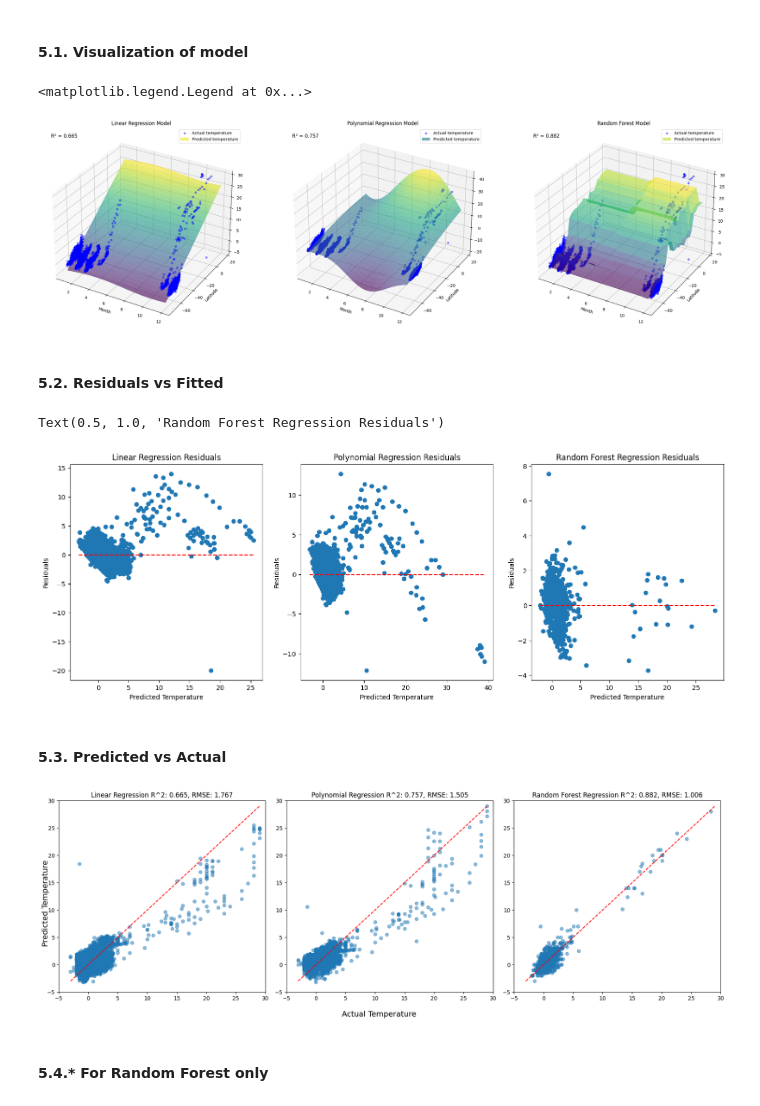
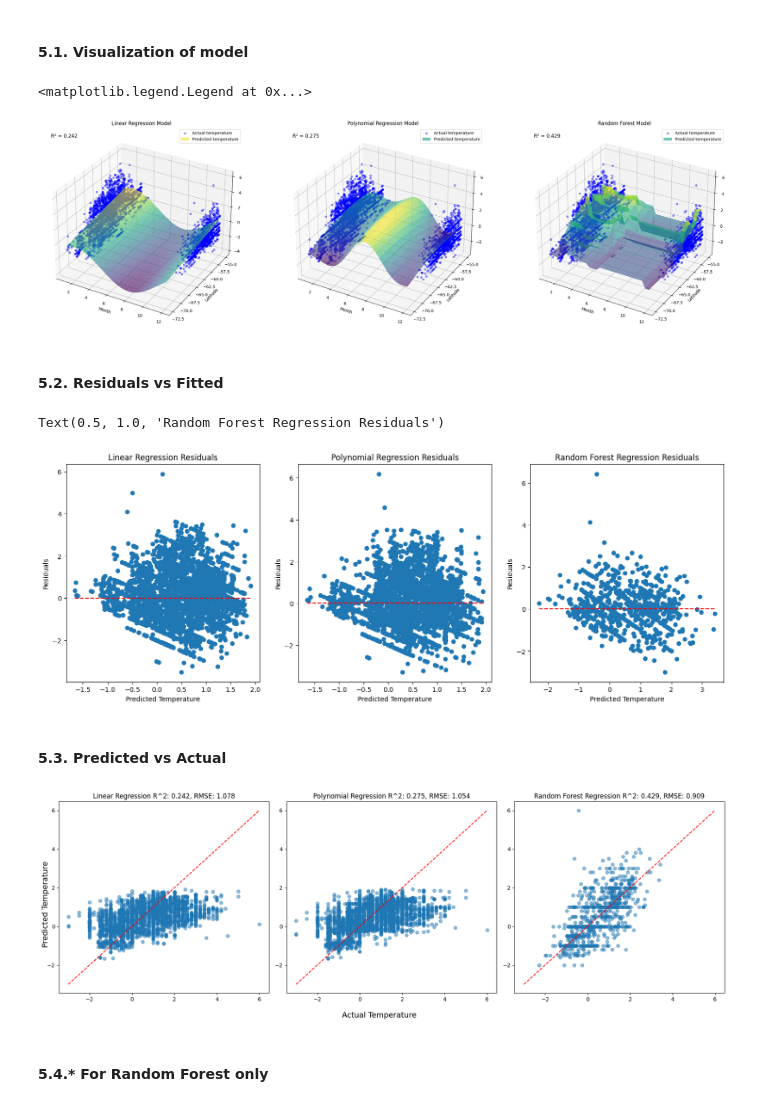
Before and after one commit to wandang2002/CDS-301, a Jupyter notebook: SST.ipynb, the cells around one changed output. Saved outputs shown, nothing was run; the diff lists cells and outputs as text; code cells hidden in the pictures.

```diff
--- a/SST.ipynb
+++ b/SST.ipynb
@@ -26,6 +26,7 @@ df = pd.read_csv("Bjorge_et_al_catchlogbook_whaling_weather_data_1932-63_data_pu
 dlta = df[['date', 'Latitude', 'Temp (sea)']].copy()
 dlta.dropna(inplace=True)
 dlta.info()
+dlta = dlta[dlta['Latitude']<-55]
 # %% [output]
 <class 'pandas.core.frame.DataFrame'>
 Index: 4950 entries, 148 to 6280
@@ -215,7 +216,7 @@ ax3.text2D(0.05, 0.95, f"R² = {r2_rf:.3f}", transform=ax3.transAxes, fontsize=1
 ax3.legend()
 # %% [output]
 <matplotlib.legend.Legend at 0x...>
-[figure, old version]
+[figure, new version]
 # %% [markdown]
 #### 5.2. Residuals vs Fitted
 # %%
@@ -243,40 +244,40 @@ ax[2].set_ylabel('Residuals')
 ax[2].set_title('Random Forest Regression Residuals')
 # %% [output]
 Text(0.5, 1.0, 'Random Forest Regression Residuals')
-[figure, old version]
+[figure, new version]
 # %% [markdown]
 #### 5.3. Predicted vs Actual
 # %%
 fig, ax = plt.subplots(1,3,figsize=(18, 6))
 
 #-------LINEAR REGRESSION R^2-------
 ax[0].scatter(y, y_pred_lr, alpha=0.5)
 ax[0].plot([y.min(), y.max()], [y.min(), y.max()], color='red', linestyle='--')
 ax[0].set_title(f'Linear Regression R^2: {r2_lr:.3f}, RMSE: {rmse_lr:.3f}')
 
 #-------POLYNOMIAL REGRESSION R^2-------
 ax[1].scatter(y, y_pred_poly,alpha=0.5)
 ax[1].plot([y.min(), y.max()], [y.min(), y.max()], color='red', linestyle='--')
 ax[1].set_title(f'Polynomial Regression R^2: {r2_poly:.3f}, RMSE: {rmse_poly:.3f}')
 
 #-------RANDOM FOREST REGRESSION R^2-------
 ax[2].scatter(x=y_pred_rf, y=y_test,alpha=0.5)
 ax[2].plot([y.min(), y.max()], [y.min(), y.max()], color='red', linestyle='--')
 ax[2].set_title(f'Random Forest Regression R^2: {r2_rf:.3f}, RMSE: {rmse_rf:.3f}')
 
 fig.supxlabel('Actual Temperature', fontsize=14)
 fig.supylabel('Predicted Temperature', fontsize=14)
 # Set a reasonable y-axis range that works well visually
-common_ylim = (-5, 30)
+#common_ylim = (-5, 30)
 
-for a in ax:
-    a.set_xlim(-5, 30)
-    a.set_ylim(common_ylim)
+#for a in ax:
+#    a.set_xlim(-5, 30)
+#   a.set_ylim(common_ylim)
 
 plt.tight_layout()
 plt.show()
 # %% [output]
-[figure, old version]
+[figure, new version]
 # %% [markdown]
 #### 5.4.* For Random Forest only
 # %%
```
Also changed, not shown: parts of 9 cells of this notebook.
